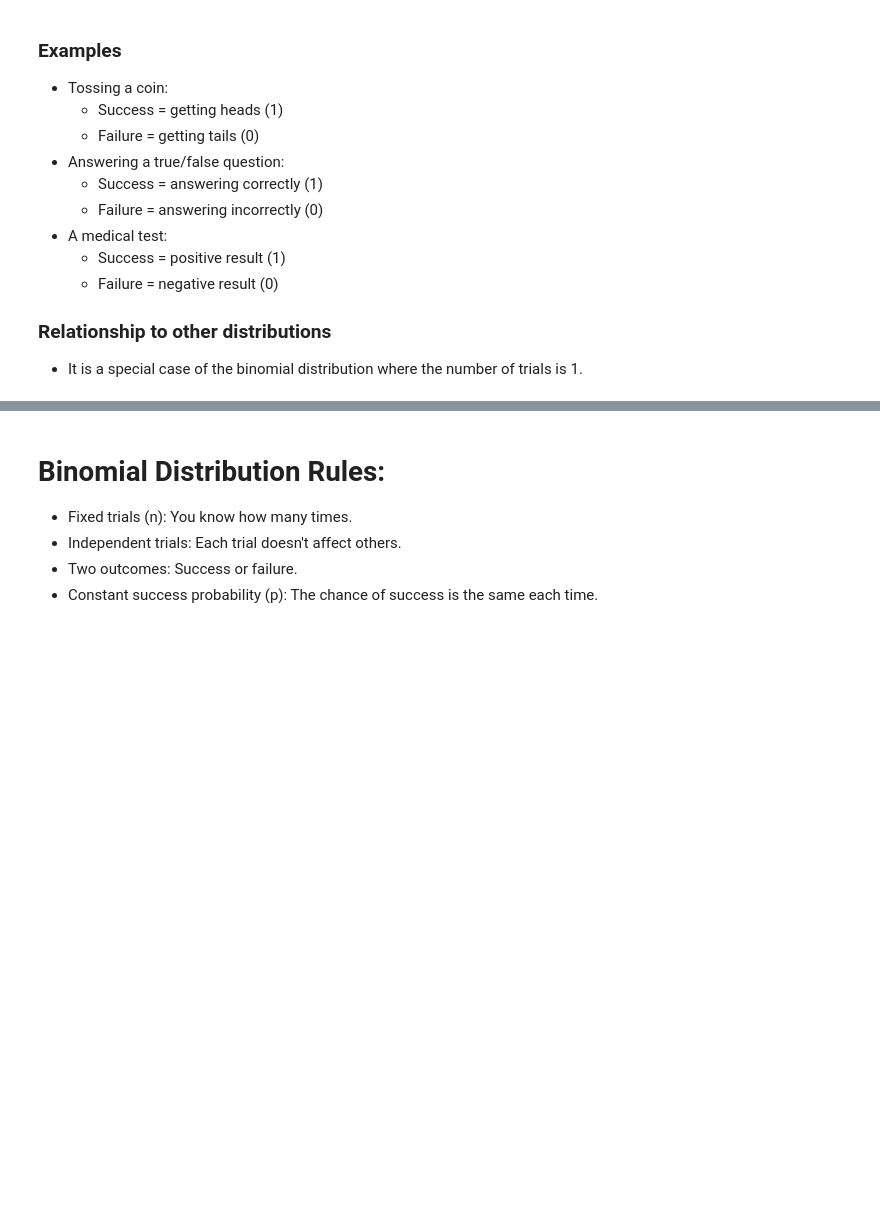
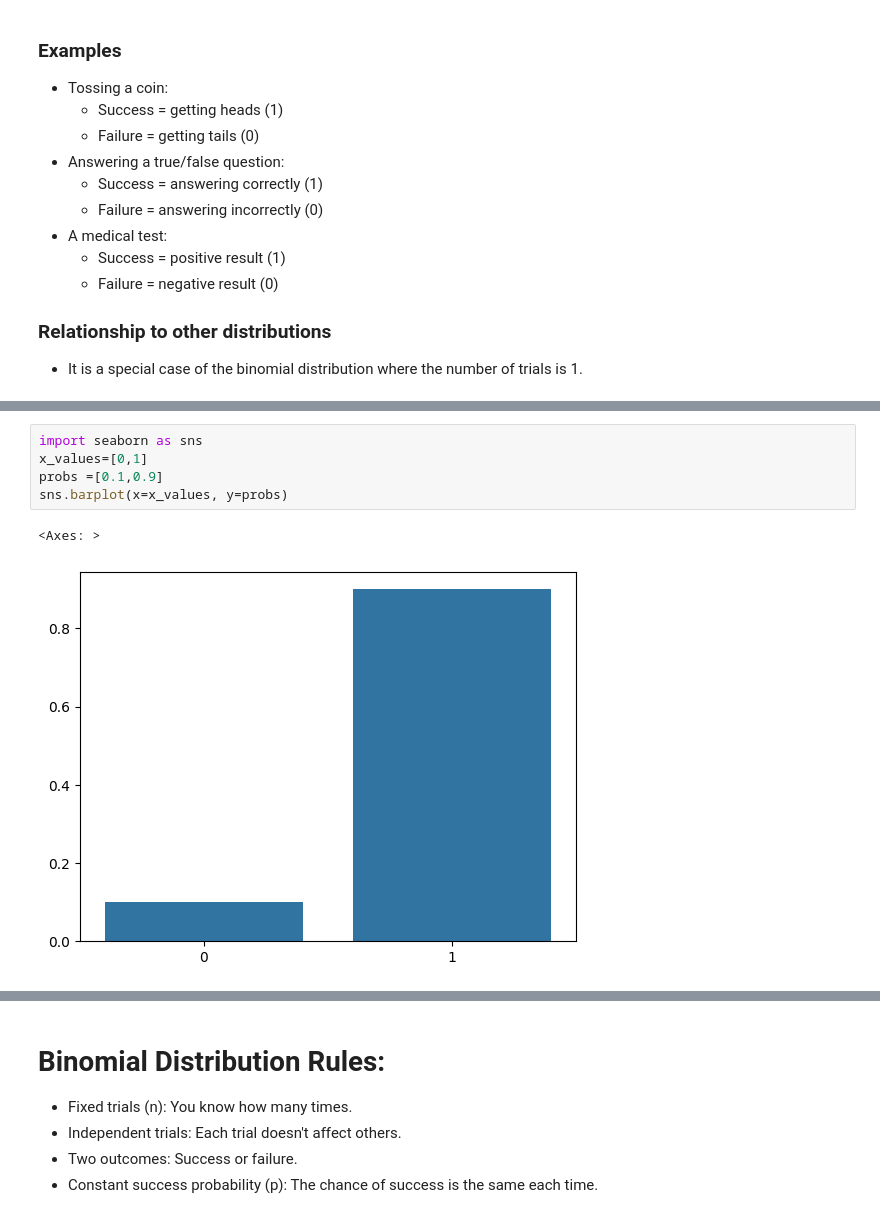
Before and after one commit to Shanmukh15501/DSML_PRACTISE_FILES, a Jupyter notebook: STATISTICS/session5.ipynb, the cells around one changed output, grey strips where cells are left out. Saved outputs shown, nothing was run; the diff lists cells and outputs as text; blank space fills up the shorter version.

```diff
--- a/STATISTICS/session5.ipynb
+++ b/STATISTICS/session5.ipynb
@@ -90,0 +103,8 @@ $$ {n \choose k} = \frac{n!}{k!(n-k)!} $$
+# %%
+import seaborn as sns
+x_values=[0,1]
+probs =[0.1,0.9]
+sns.barplot(x=x_values, y=probs)
+# %% [output]
+<Axes: >
+[figure, added]
```
Also changed, not shown: parts of 12 cells of this notebook, 5 other files.
